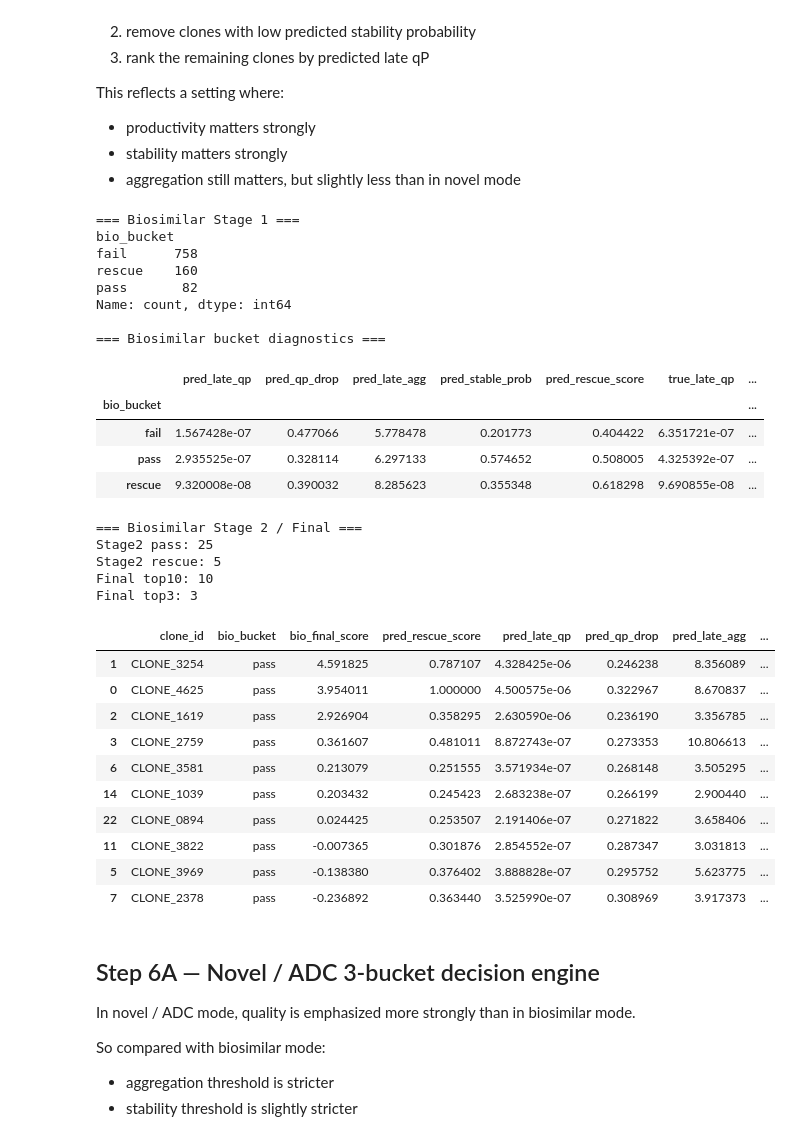
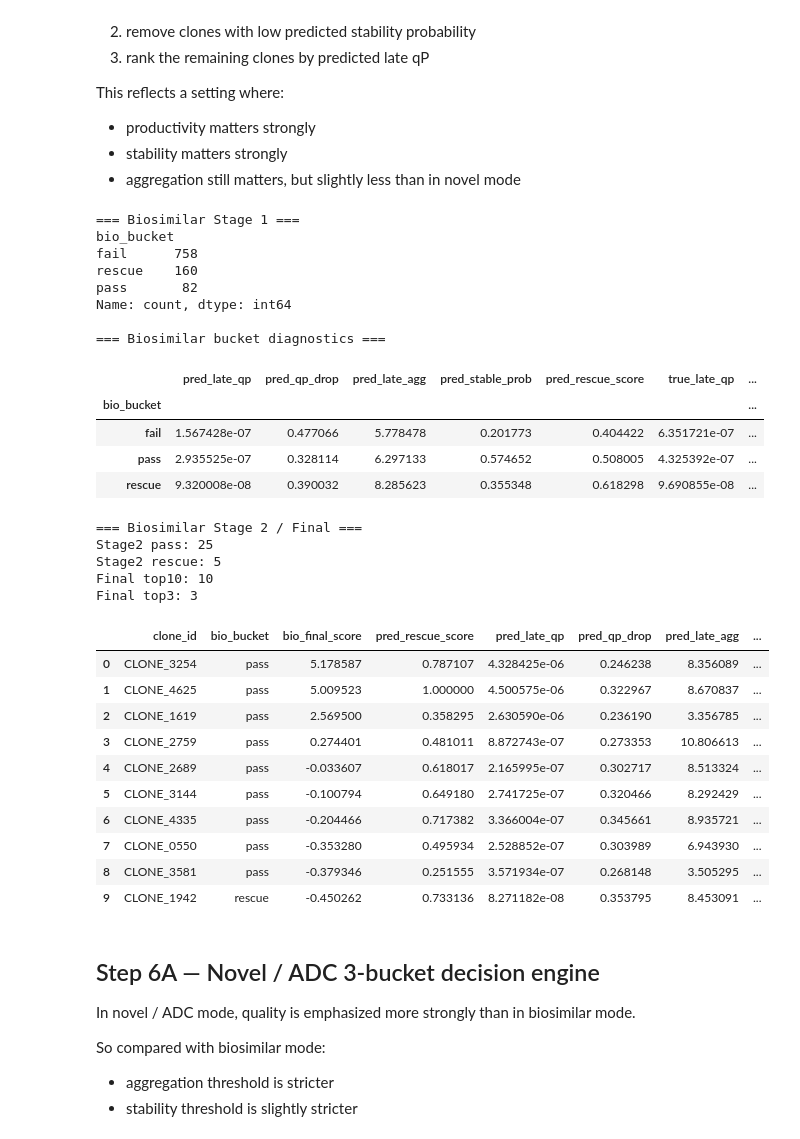
Before and after one commit to Sanghee-L/CLD_ML_PIPELINE, a Jupyter notebook: notebooks/04_Decision_Engine_and_Validation_for_Predicted_Late-stage.ipynb, the cells around one changed output. Cells and saved outputs as stored; diff of their text form; code cells hidden in the pictures.

Commit message:
update notebook04 (baseline) code - adjust the rescue clone weight / change the decision rule

```diff
--- a/notebooks/04_Decision_Engine_and_Validation_for_Predicted_Late-stage.ipynb
+++ b/notebooks/04_Decision_Engine_and_Validation_for_Predicted_Late-stage.ipynb
@@ -291,11 +355,19 @@ bio_stage2["bio_final_score"] = (
     z(bio_stage2["pred_late_qp"])
     - 0.5 * z(bio_stage2["pred_qp_drop"])
     - 0.2 * z(bio_stage2["pred_late_agg"])
-    + 0.3 * z(bio_stage2["pred_rescue_score"])
+    + 0.7 * z(bio_stage2["pred_rescue_score"])
 )
 
-bio_top10 = bio_stage2.sort_values("bio_final_score", ascending=False).head(TOP_N).copy()
-bio_top3 = bio_top10.head(TOP_STAGE2).copy()
+BIO_MIN_RESCUE_TOP10 = 1
+
+bio_top10, bio_top3 = apply_rescue_guardrail(
+    stage2_df=bio_stage2,
+    bucket_col="bio_bucket",
+    score_col="bio_final_score",
+    top_n=TOP_N,
+    top_stage2=TOP_STAGE2,
+    min_rescue_top10=BIO_MIN_RESCUE_TOP10,
+)
 
 print("\n=== Biosimilar Stage 2 / Final ===")
 print("Stage2 pass:", len(bio_stage2_pass))
@@ -310,43 +382,43 @@ display(bio_top10[[
     "pred_rescue_score",
     "pred_late_qp",
     "pred_qp_drop",
     "pred_late_agg",
     "pred_stable_prob",
     "true_late_qp",
     "true_qp_drop",
     "true_late_agg",
     "true_stable_label",
 ] + [c for c in ["pred_super_prob", "pred_aggr_prob"] if c in bio_top10.columns]])
 # %% [output]
 === Biosimilar Stage 1 ===
 bio_bucket
 fail      758
 rescue    160
 pass       82
 Name: count, dtype: int64
 
 === Biosimilar bucket diagnostics ===
 |  | pred_late_qp | pred_qp_drop | pred_late_agg | pred_stable_prob | pred_rescue_score | true_late_qp | ... |
 | bio_bucket |  |  |  |  |  |  | ... |
 | fail | 1.567428e-07 | 0.477066 | 5.778478 | 0.201773 | 0.404422 | 6.351721e-07 | ... |
 | pass | 2.935525e-07 | 0.328114 | 6.297133 | 0.574652 | 0.508005 | 4.325392e-07 | ... |
 | rescue | 9.320008e-08 | 0.390032 | 8.285623 | 0.355348 | 0.618298 | 9.690855e-08 | ... |
 === Biosimilar Stage 2 / Final ===
 Stage2 pass: 25
 Stage2 rescue: 5
 Final top10: 10
 Final top3: 3
 |  | clone_id | bio_bucket | bio_final_score | pred_rescue_score | pred_late_qp | pred_qp_drop | pred_late_agg | ... |
-| 1 | CLONE_3254 | pass | 4.591825 | 0.787107 | 4.328425e-06 | 0.246238 | 8.356089 | ... |
-| 0 | CLONE_4625 | pass | 3.954011 | 1.000000 | 4.500575e-06 | 0.322967 | 8.670837 | ... |
-| 2 | CLONE_1619 | pass | 2.926904 | 0.358295 | 2.630590e-06 | 0.236190 | 3.356785 | ... |
-| 3 | CLONE_2759 | pass | 0.361607 | 0.481011 | 8.872743e-07 | 0.273353 | 10.806613 | ... |
-| 6 | CLONE_3581 | pass | 0.213079 | 0.251555 | 3.571934e-07 | 0.268148 | 3.505295 | ... |
-| 14 | CLONE_1039 | pass | 0.203432 | 0.245423 | 2.683238e-07 | 0.266199 | 2.900440 | ... |
-| 22 | CLONE_0894 | pass | 0.024425 | 0.253507 | 2.191406e-07 | 0.271822 | 3.658406 | ... |
-| 11 | CLONE_3822 | pass | -0.007365 | 0.301876 | 2.854552e-07 | 0.287347 | 3.031813 | ... |
-| 5 | CLONE_3969 | pass | -0.138380 | 0.376402 | 3.888828e-07 | 0.295752 | 5.623775 | ... |
-| 7 | CLONE_2378 | pass | -0.236892 | 0.363440 | 3.525990e-07 | 0.308969 | 3.917373 | ... |
+| 0 | CLONE_3254 | pass | 5.178587 | 0.787107 | 4.328425e-06 | 0.246238 | 8.356089 | ... |
+| 1 | CLONE_4625 | pass | 5.009523 | 1.000000 | 4.500575e-06 | 0.322967 | 8.670837 | ... |
+| 2 | CLONE_1619 | pass | 2.569500 | 0.358295 | 2.630590e-06 | 0.236190 | 3.356785 | ... |
+| 3 | CLONE_2759 | pass | 0.274401 | 0.481011 | 8.872743e-07 | 0.273353 | 10.806613 | ... |
+| 4 | CLONE_2689 | pass | -0.033607 | 0.618017 | 2.165995e-07 | 0.302717 | 8.513324 | ... |
+| 5 | CLONE_3144 | pass | -0.100794 | 0.649180 | 2.741725e-07 | 0.320466 | 8.292429 | ... |
+| 6 | CLONE_4335 | pass | -0.204466 | 0.717382 | 3.366004e-07 | 0.345661 | 8.935721 | ... |
+| 7 | CLONE_0550 | pass | -0.353280 | 0.495934 | 2.528852e-07 | 0.303989 | 6.943930 | ... |
+| 8 | CLONE_3581 | pass | -0.379346 | 0.251555 | 3.571934e-07 | 0.268148 | 3.505295 | ... |
+| 9 | CLONE_1942 | rescue | -0.450262 | 0.733136 | 8.271182e-08 | 0.353795 | 8.453091 | ... |
 # %% [markdown]
 ## Step 6A — Novel / ADC 3-bucket decision engine
 
```
Also changed, not shown: parts of 6 cells of this notebook.
